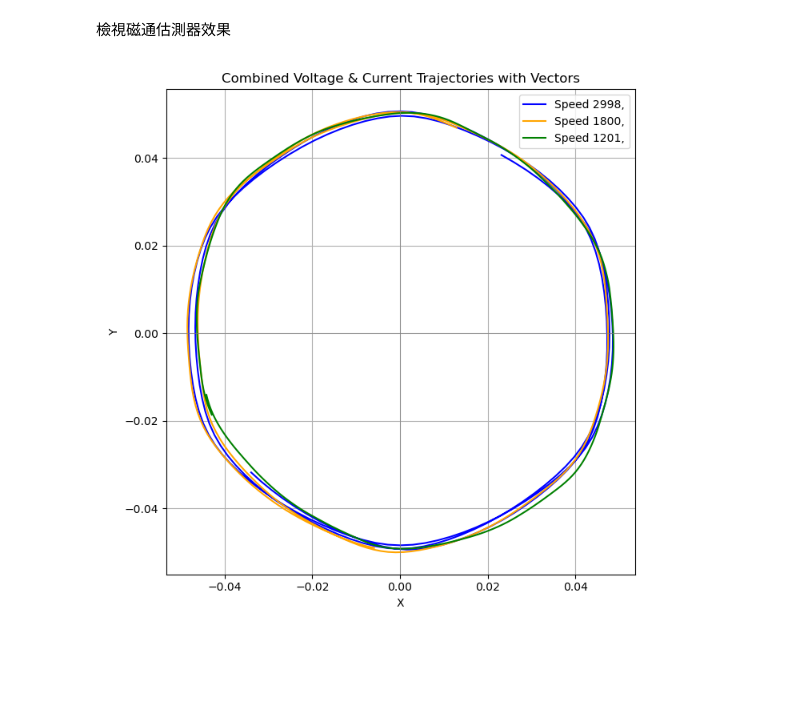
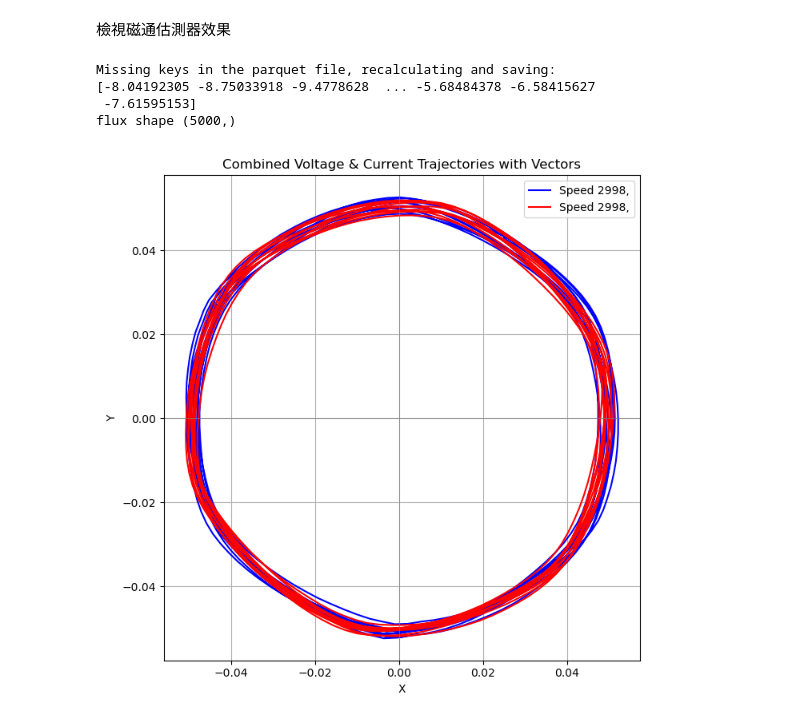
Before and after one commit to ChenPeiYi0620/NTU-RUL-data-analysis, a Jupyter notebook: Vsensing_calibration_and_flux_estimation.ipynb, the cells around one changed output. Drawn from its saved outputs; the diff is of its cells as text; code cells hidden in the pictures; blank space fills up the shorter version.

```diff
--- a/Vsensing_calibration_and_flux_estimation.ipynb
+++ b/Vsensing_calibration_and_flux_estimation.ipynb
@@ -510,7 +529,7 @@ def FAST_estimate(data_read, Rs, LS, P, debug=False):
 
 
 P=2 #極對數
-Rs=12.5
+Rs=14.5
 Ls=9.06E-3
 Fs=20000
 
@@ -518,20 +537,30 @@ check_length = 2048
 # === 載入測試資料 ===
 # testfile1 = r"D:\OneDrive\CCAE_experiments\CCAE_datasets\Normal2\0611_1800_2_0V\RUL_Data_3_2.parquet"
 testfile1 = r"D:\OneDrive\CCAE_experiments\CCAE_datasets2\normal-2\normal-2 3000 2.0v  2kg cm2\RUL_Data_3_5.parquet"
-test_data1 = read_rul_data(testfile1)
+test_data1 = read_rul_data(testfile1, force_recompute=True)
 testfile2 = r"D:\OneDrive\CCAE_experiments\CCAE_datasets2\normal-2\normal-2 1800 2.0v  2kg cm2\RUL_Data_3_5.parquet"
 test_data2 = read_rul_data(testfile2)
-testfile3 = r"D:\OneDrive\CCAE_experiments\CCAE_datasets2\normal-2\normal-2 1200 2.0v  2kg cm2\RUL_Data_3_5.parquet"
+testfile3 = r"D:\OneDrive\CCAE_experiments\CCAE_datasets2\normal-2\normal-2 1200 2.0v  2kg cm2\RUL_Data_3_7.parquet"
 test_data3 = read_rul_data(testfile3)
 
-flux_alpha1, flux_beta1=fft_integration(test_data1["Voltage alpha downsample"]-Rs*test_data1["Current alpha downsample"],
-                                        test_data1["Voltage beta downsample"]-Rs*test_data1["Current beta downsample"], Wc=10, fs=Fs)
+flux_alpha1=test_data1["Flux alpha"]
+flux_beta1=test_data1["Flux beta"]
+flux_alpha2=test_data2["Flux alpha"]
+flux_beta2=test_data2["Flux beta"]
+flux_alpha3=test_data3["Flux alpha"]
+flux_beta3=test_data3["Flux beta"]
 
-flux_alpha2, flux_beta2=fft_integration(test_data2["Voltage alpha downsample"]-Rs*test_data2["Current alpha downsample"],
-                                        test_data2["Voltage beta downsample"]-Rs*test_data2["Current beta downsample"], Wc=10, fs=Fs)
+print(f"flux shape {flux_alpha1.shape}")
 
-flux_alpha3, flux_beta3=fft_integration(test_data3["Voltage alpha downsample"]-Rs*test_data3["Current alpha downsample"],
-                                        test_data3["Voltage beta downsample"]-Rs*test_data3["Current beta downsample"], Wc=10, fs=Fs)
+
+# flux_alpha1, flux_beta1=fft_integration(test_data1["Voltage alpha downsample"]-Rs*test_data1["Current alpha downsample"],
+#                                         test_data1["Voltage beta downsample"]-Rs*test_data1["Current beta downsample"], Wc=10, fs=Fs)
+
+# flux_alpha2, flux_beta2=fft_integration(test_data2["Voltage alpha downsample"]-Rs*test_data2["Current alpha downsample"],
+#                                         test_data2["Voltage beta downsample"]-Rs*test_data2["Current beta downsample"], Wc=10, fs=Fs)
+
+# flux_alpha3, flux_beta3=fft_integration(test_data3["Voltage alpha downsample"]-Rs*test_data3["Current alpha downsample"],
+#                                         test_data3["Voltage beta downsample"]-Rs*test_data3["Current beta downsample"], Wc=10, fs=Fs)
 
 _, alpha_compensated_values1, beta_compensated_values1, _, _, _ = FAST_estimate(test_data1, Rs, P, 0, False)
 _, alpha_compensated_values2, beta_compensated_values2, _, _, _ = FAST_estimate(test_data2, Rs, P, 0, False)
@@ -548,45 +577,45 @@ PM_flux_beta3=  beta_compensated_values3-Ls*test_data3["Current alpha downsample
 
 # fake flux
 
-
-
 fig, ax = plt.subplots(figsize=(7, 7))
 
-check_length = 256
-
-
+check_length = 1024
 
 ax.plot(flux_alpha1[-check_length:], flux_beta1[-check_length:], label=f'Speed {test_data1["Speed"][0]:.0f},', color='blue')
-ax.plot(flux_alpha2[-check_length:], flux_beta2[-check_length:], label=f'Speed {test_data2["Speed"][0]:.0f},', color='orange')
-ax.plot(flux_alpha3[-check_length:], flux_beta3[-check_length:], label=f'Speed {test_data3["Speed"][0]:.0f},', color='green')
+# ax.plot(flux_alpha2[-check_length:], flux_beta2[-check_length:], label=f'Speed {test_data2["Speed"][0]:.0f},', color='orange')
+# ax.plot(flux_alpha3[-check_length:], flux_beta3[-check_length:], label=f'Speed {test_data3["Speed"][0]:.0f},', color='green')
 
 # EMF flux 軌跡
-# ax.plot(alpha_compensated_values1[-check_length:], beta_compensated_values1[-check_length:], label=f'Speed {test_data1["Speed"][0]:.0f},', color='blue')
+ax.plot(alpha_compensated_values1[-check_length:], beta_compensated_values1[-check_length:], label=f'Speed {test_data1["Speed"][0]:.0f},', color='red')
 # ax.plot(alpha_compensated_values2[-check_length:], beta_compensated_values2[-check_length:], label=f'Speed {test_data2["Speed"][0]:.0f},', color='orange')
 # ax.plot(alpha_compensated_values3[-check_length:], beta_compensated_values3[-check_length:], label=f'Speed {test_data3["Speed"][0]:.0f},', color='green')
 
 
 
 # ax.plot(alpha_compensated_values1[-check_length:], beta_compensated_values1[-check_length:], label=f'Speed {test_data1["Speed"][0]:.0f},', color='blue')
 # ax.plot(alpha_compensated_values2[-check_length:], beta_compensated_values2[-check_length:], label=f'Speed {test_data2["Speed"][0]:.0f},', color='orange')
 # ax.plot(alpha_compensated_values3[-check_length:], beta_compensated_values3[-check_length:], label=f'Speed {test_data3["Speed"][0]:.0f},', color='green')
 
 
 # PM flux 軌跡
 # ax.plot(PM_flux_alpha1[-check_length:], PM_flux_beta1[-check_length:], label=f'Speed {test_data1["Speed"][0]:.0f},', color='blue')
 # ax.plot(PM_flux_alpha2[-check_length:], PM_flux_beta2[-check_length:], label=f'Speed {test_data2["Speed"][0]:.0f},', color='orange')
 # ax.plot(PM_flux_alpha3[-check_length:], PM_flux_beta3[-check_length:], label=f'Speed {test_data3["Speed"][0]:.0f},', color='green')
 
 # 格式設定
 ax.set_title("Combined Voltage & Current Trajectories with Vectors")
 ax.set_xlabel("X")
 ax.set_ylabel("Y")
 ax.set_aspect('equal')
 ax.grid(True)
 ax.axhline(0, color='gray', linewidth=0.5)
 ax.axvline(0, color='gray', linewidth=0.5)
 ax.legend()
 plt.tight_layout()
 plt.show()
 # %% [output]
+Missing keys in the parquet file, recalculating and saving:
+[-8.04192305 -8.75033918 -9.4778628  ... -5.68484378 -6.58415627
+ -7.61595153]
+flux shape (5000,)
-[figure, old version]
+[figure, new version]
```
Also changed, not shown: parts of 7 cells of this notebook, 7 other files.
